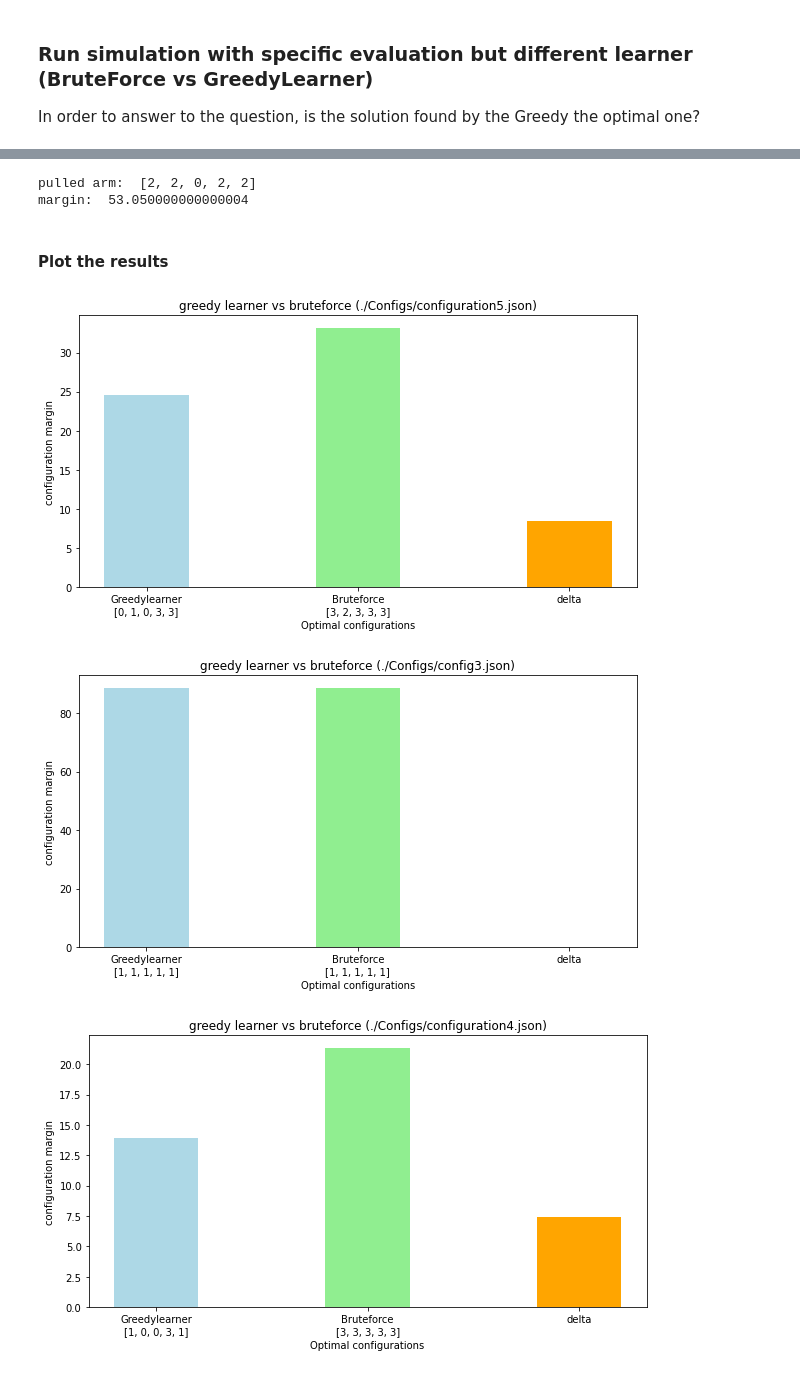
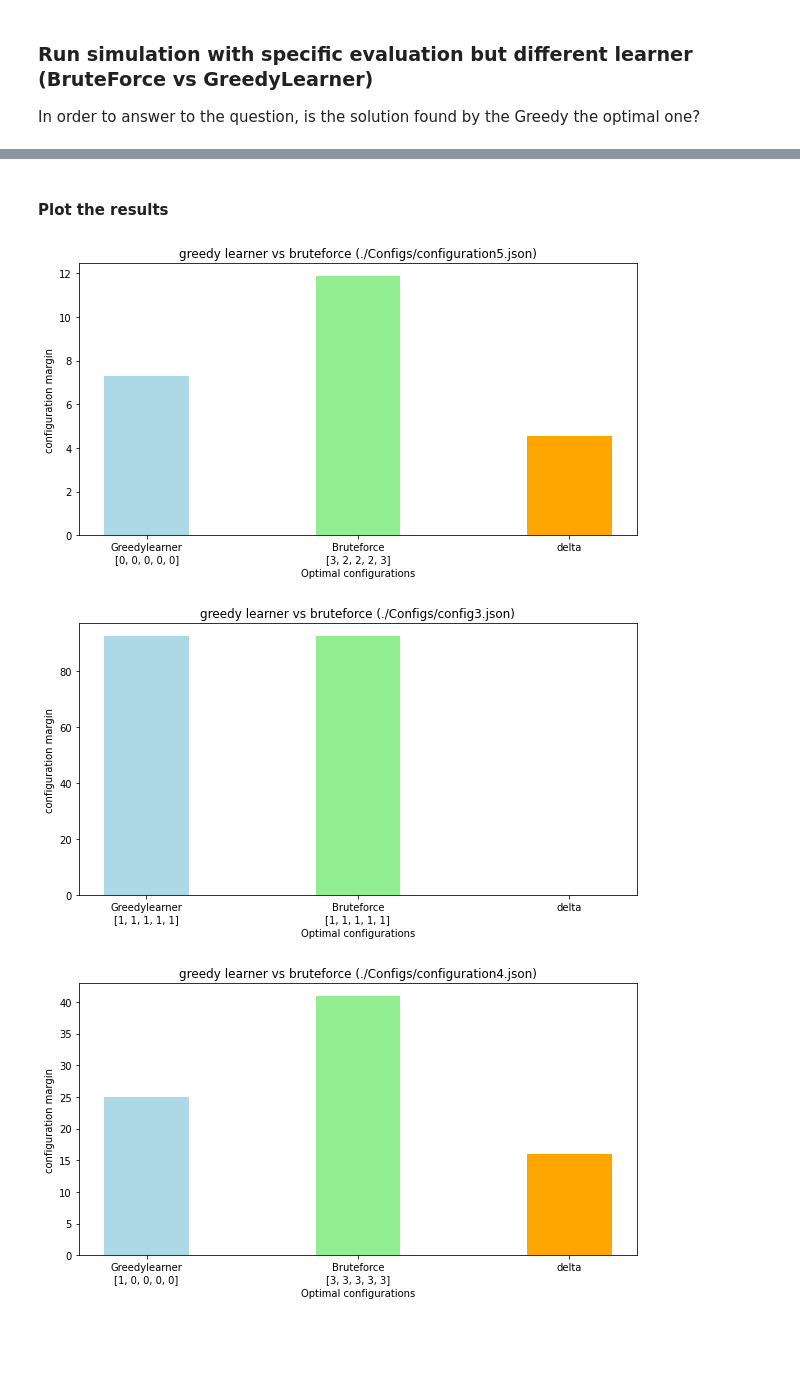
Before and after one commit to alemolteni/team4_projectOLA, a Jupyter notebook: Step2-GreedyLearner.ipynb, the cells around one changed output, grey strips where cells are left out. Saved outputs shown, nothing was run; the diff lists cells and outputs as text; code cells hidden in the pictures; blank space fills up the shorter version.

Commit message:
Added function 'mergeUserClasses' in class 'ConfigurationParametersAverage.py' to compute across-classes parameters in order to evaluate configurations. Updated python notebook for step 2.

```diff
--- a/Step2-GreedyLearner.ipynb
+++ b/Step2-GreedyLearner.ipynb
@@ -164,8 +180,7 @@ from Model.Evaluator.Baseline import Baseline
 from Learner.GreedyLearner import *
 
 baselineResults = []
-for c_path in configurationPathList:
-    config = load_config(c_path)
+for config in mergedConfigList:
     greedyLearner = GreedyLearner(debug=True)
 
     pulledArm = greedyLearner.pull_arm()
@@ -262,8 +277,7 @@ from Learner.GreedyLearner import *
 
 
 graphEvalResults = []
-for c_path in configurationPathList:
-    config = load_config(c_path)
+for config in mergedConfigList:
     greedyLearner = GreedyLearner(debug=True)
 
     pulledArm = greedyLearner.pull_arm()
@@ -420,9 +431,15 @@ In order to answer to the question, is the solution found by the Greedy the opti
 # %%
 # Fix the evaluator as GraphEvaluator and check how the optimal reward differ in the two classes
 
+from Model.ConfigurationParametersAverage import mergeUserClasses
+from Learner.GreedyLearner import *
+from Learner.BruteForce import *
+from Model.Evaluator.GraphEvaluator import GraphEvaluator
+
+
+configurationPathList = ['./Configs/configuration5.json', './Configs/config3.json', './Configs/configuration4.json']
 results = []
-for c_path in configurationPathList:
-    config = load_config(c_path)
+for config in mergeUserClasses(configurationPathList, False):
     greedyLearner = GreedyLearner(debug=True)
     bruteForce = BruteForce()
 
@@ -528,7 +545,7 @@ Bruteforce Optima:[3, 3, 3, 3, 3] margin = 21.3
 # %%
 # To evaluate a single specific price configuration
-config = load_config('./Configs/config1.json')
-pulledArm = [2, 2, 0, 2, 2]
+config = load_config('./Configs/configuration5.json')
+pulledArm = [3, 2, 3, 3, 2]
 
 armMargins = []
 armConvRates = []
@@ -546,38 +563,38 @@ greedyLearner.update(margin)
 
 print("pulled arm: ", pulledArm)
 print("margin: ", margin)
-# %% [output]
-pulled arm:  [2, 2, 0, 2, 2]
-margin:  53.050000000000004
 # %% [markdown]
 #### Plot the results
 # %%
+import matplotlib.pyplot as plt
+
+bar_colors = ['lightblue', 'lightgreen', 'orange']
 optima_configurations = ["Greedylearner\n{}".format(greedyLearner.optimal_configuration), "Bruteforce\n{}".format(bruteForce.optimal_configuration)]
 configuration_margins = [greedyLearner.optimal_configuration_margin, bruteForce.optimal_configuration_margin]
 
 for i in range (0, len(configurationPathList)):
     c_path = configurationPathList[i]
     fig = plt.figure(figsize = (10, 5))
 
     '''
     greedy_configuration = results[i]["greedy_results"][0]
     greedy_margin = results[i]["greedy_results"][1]
 
     bruteForce_configuration = results[i]["bruteForce_results"][0]
     bruteForce_margin = results[i]["bruteForce_results"][1]
     '''
 
     optima_configurations = ["Greedylearner\n{}".format(results[i]["greedy_results"][0]), "Bruteforce\n{}".format(results[i]["bruteForce_results"][0]), "delta"]
     configuration_margins = [results[i]["greedy_results"][1], results[i]["bruteForce_results"][1], (results[i]["bruteForce_results"][1]-results[i]["greedy_results"][1])]
 
     # creating the bar plot
     plt.bar(optima_configurations, configuration_margins, color = bar_colors, width = 0.4)
 
     plt.xlabel("Optimal configurations")
     plt.ylabel("configuration margin")
     plt.title("greedy learner vs bruteforce ({})".format(c_path))
     plt.show()
 # %% [output]
-[figure, old version]
+[figure, new version]
-[figure, old version]
+[figure, new version]
-[figure, old version]
+[figure, new version]
```
Also changed, not shown: parts of 6 cells of this notebook, 2 other files.
